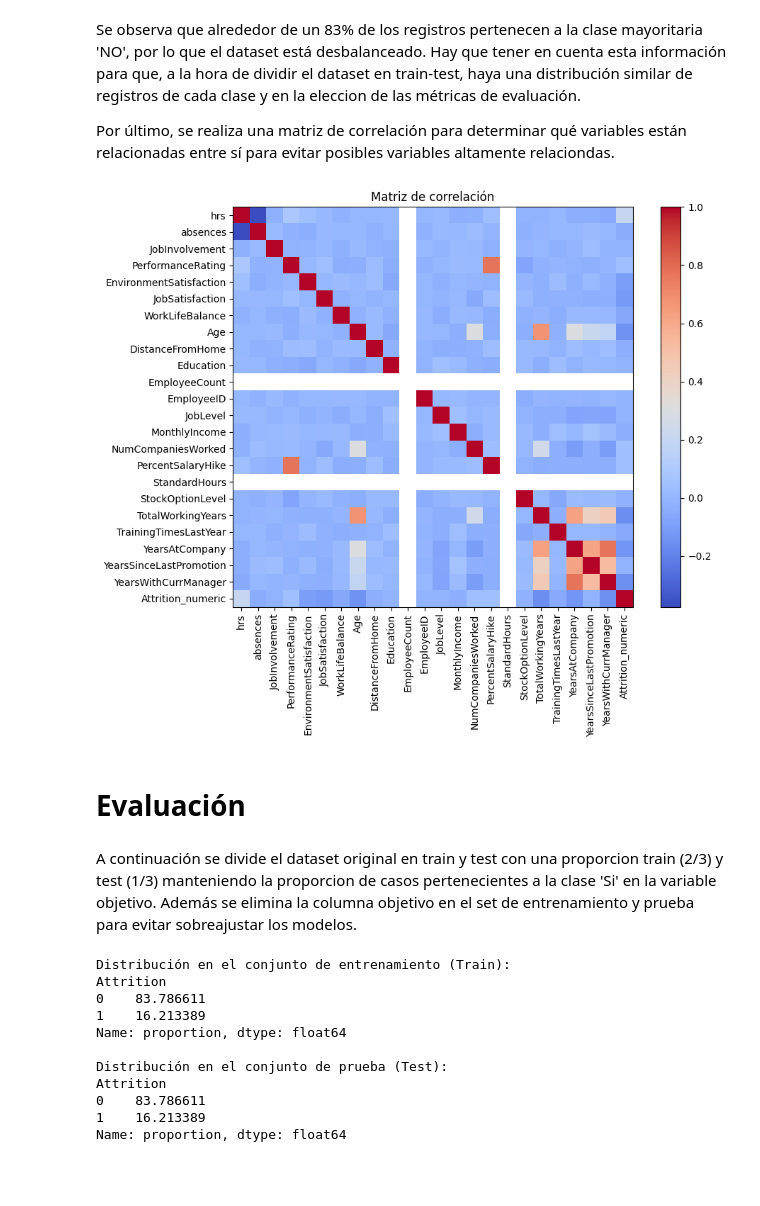
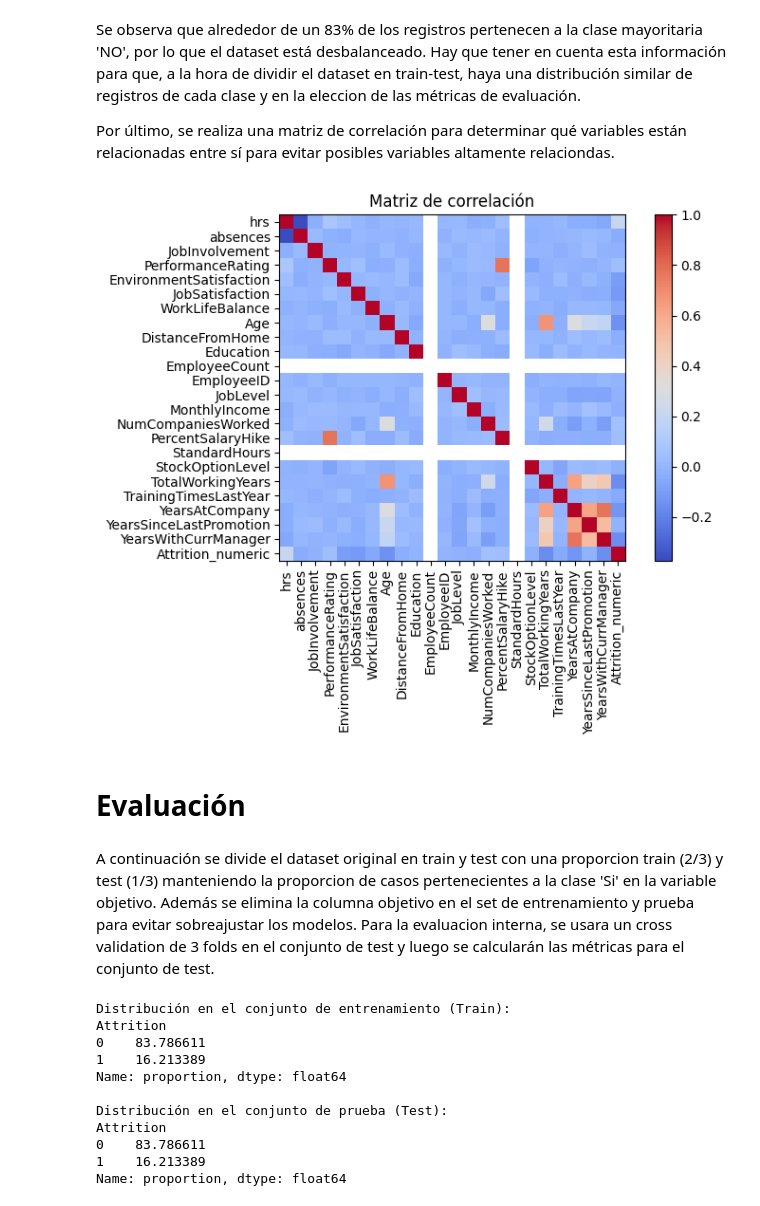
Before and after one commit to 100495699/Aprendizaje, a Jupyter notebook: Aprendizaje.ipynb, the cells around one changed output. Drawn from its saved outputs; the diff is of its cells as text; code cells hidden in the pictures; blank space fills up the shorter version.

```diff
--- a/Aprendizaje.ipynb
+++ b/Aprendizaje.ipynb
@@ -191,22 +191,22 @@ Por último, se realiza una matriz de correlación para determinar qué variable
 # %%
 dataset_matrix = dataset.copy()
 dataset_matrix["Attrition_numeric"] = dataset["Attrition"].map({"Yes": 1, "No": 0})
 correlation_matrix = dataset_matrix.corr(numeric_only=True)
 
-plt.figure(figsize=(10, 8))
+plt.figure(figsize=(8, 6))
 plt.imshow(correlation_matrix, cmap='coolwarm', interpolation='nearest')
 plt.colorbar()
 plt.xticks(range(len(correlation_matrix.columns)), correlation_matrix.columns, rotation=90)
 plt.yticks(range(len(correlation_matrix.columns)), correlation_matrix.columns)
 plt.title("Matriz de correlación")
 plt.tight_layout()
 plt.show()
 # %% [output]
-[figure, old version]
+[figure, new version]
 # %% [markdown]
 # Evaluación
 # %% [markdown]
-A continuación se divide el dataset original en train y test con una proporcion train (2/3) y test (1/3) manteniendo la proporcion de casos pertenecientes a la clase 'Si' en la variable objetivo. Además se elimina la columna objetivo en el set de entrenamiento y prueba para evitar sobreajustar los modelos.
+A continuación se divide el dataset original en train y test con una proporcion train (2/3) y test (1/3) manteniendo la proporcion de casos pertenecientes a la clase 'Si' en la variable objetivo. Además se elimina la columna objetivo en el set de entrenamiento y prueba para evitar sobreajustar los modelos. Para la evaluacion interna, se usara un cross validation de 3 folds en el conjunto de test y luego se calcularán las métricas para el conjunto de test.
 # %%
 from sklearn.preprocessing import LabelEncoder
 
```
Also changed, not shown: parts of 31 cells of this notebook.
